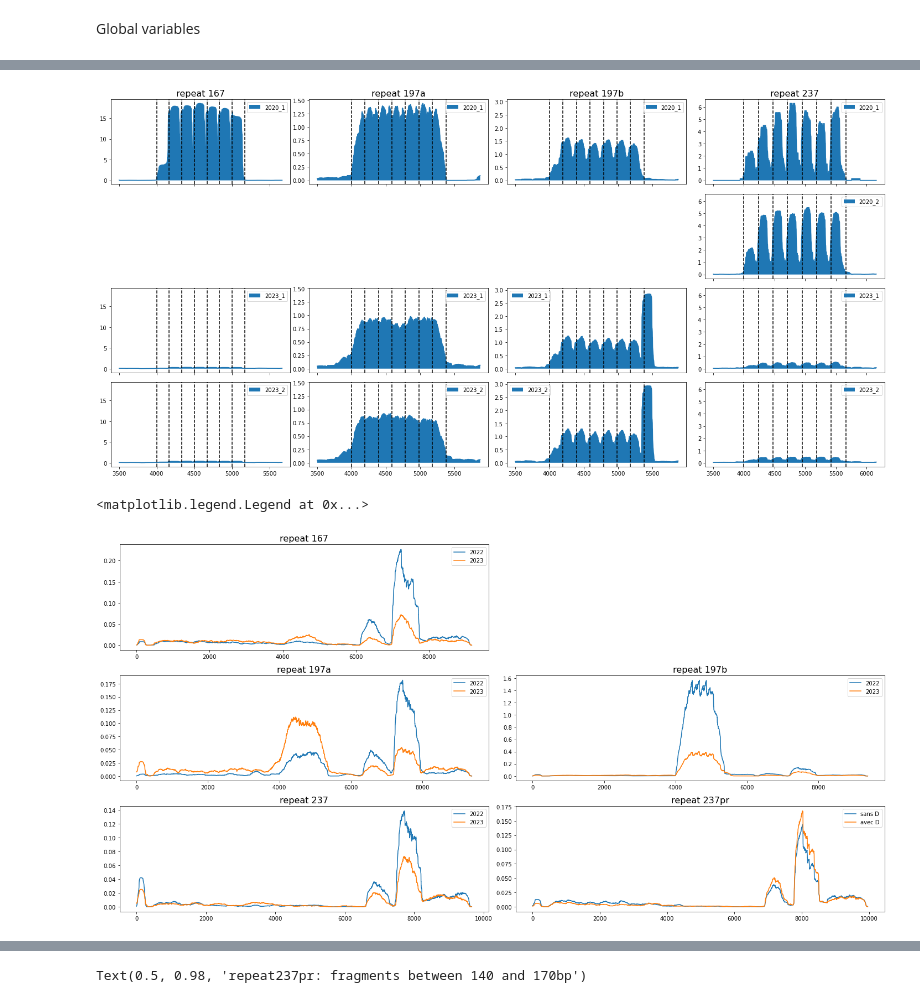
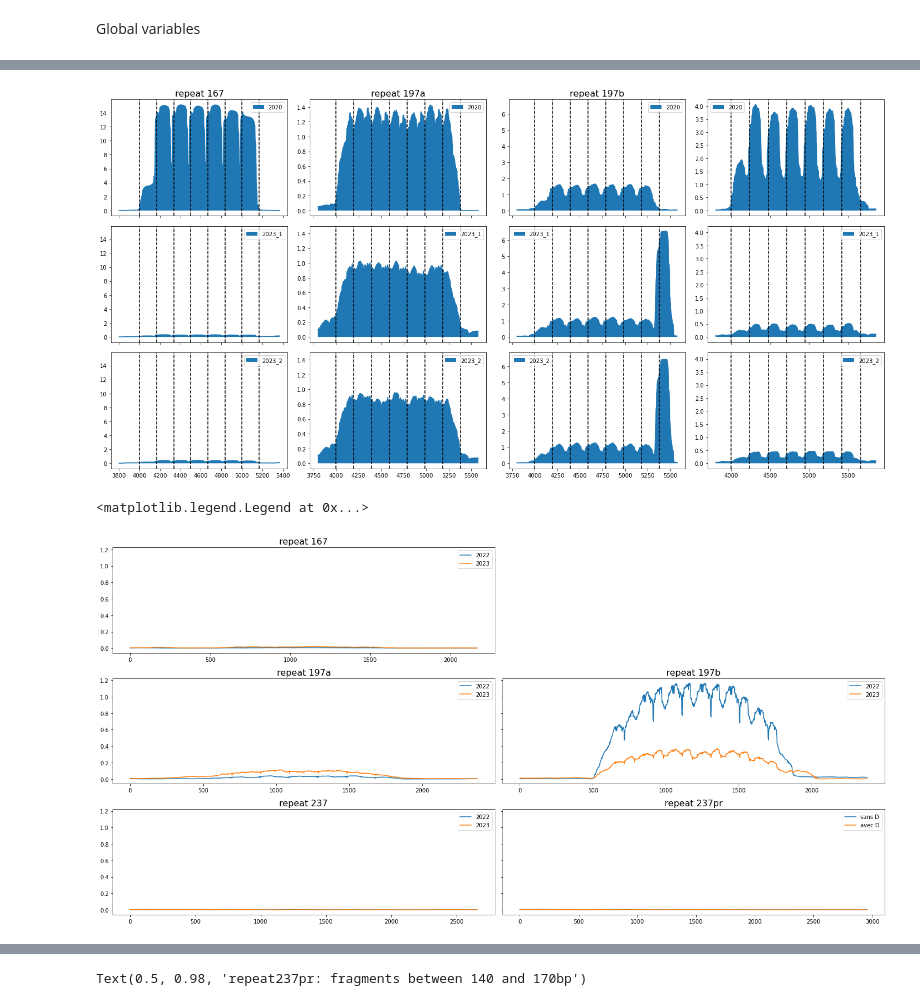
Before and after one commit to Alexwestbrook/mnhn-internship_DeepCNN_ChIP-seq, a Jupyter notebook: JB_alignment_analysis.ipynb, the cells around one changed output, grey strips where cells are left out. Drawn from its saved outputs; the diff is of its cells as text; code cells hidden in the pictures.

```diff
--- a/JB_alignment_analysis.ipynb
+++ b/JB_alignment_analysis.ipynb
@@ -178,12 +185,14 @@ for filename, total in TOTALS.items():
     else:
         prefix, repl, suffix = grps
         prefix = prefix + '_' + repl
-    if suffix == '_paired':
-        suffix = 'v1'
-    elif suffix == '_101bp_max250':
-        suffix = 'v2'
+    if suffix == '_trimfiltered_max250_140-160':
+        suffix = 'v3_140-160'
+    elif suffix == '_trimfiltered_reads_for':
+        suffix = 'v3_for'
+    elif suffix == '_trimfiltered_reads_rev':
+        suffix = 'v3_rev'
     else:
-        suffix = 'v2_140-160'
+        suffix = 'v3'
     cov_dict[dirname][prefix][suffix] = int(total)
 cov_dict
 # %% [output]
@@ -207,13 +216,17 @@ defaultdict(<function __main__.<lambda>()>,
 # %%
-fig, axes = plt.subplots(3, 8, figsize=(20, 10), facecolor='w', layout='tight', sharey=True, sharex=True)
+# fig, axes = plt.subplots(3, 8, figsize=(20, 10), facecolor='w', layout='tight', sharey=True, sharex=True)
+fig, axes = plt.subplots(2, 6, figsize=(20, 7), facecolor='w', layout='tight', sharey=True, sharex=True)
 for i, dirname in enumerate(cov_dict.keys()):
-    if i >= 3:
-        break
+    # if i >= 3:
+    #     break
+    if not i >= 3:
+        continue
+    i -= 3
     axes[i, 0].set_ylabel(dirname)
     for j, (f_key, f_cov_dict) in enumerate(cov_dict[dirname].items()):
         axes[i, j].bar(list(f_cov_dict.keys()), list(f_cov_dict.values()))
         axes[i, j].set_title(f_key)
-    while j < 7:
+    while j < axes.shape[1] - 1:
         j += 1
         axes[i, j].set_axis_off()
 # %% [output]
@@ -223,7 +236,7 @@ fig, axes = plt.subplots(2, 3, figsize=(16, 7), facecolor='w', layout='tight', s
 fig.suptitle('Coverage of each library')
 for ax, dirname in zip(axes.flatten(), cov_dict.keys()):
     ax.set_title(dirname)
-    ax.bar(cov_dict[dirname].keys(), [d['v1'] for d in cov_dict[dirname].values()])
+    ax.bar(cov_dict[dirname].keys(), [d['v3'] for d in cov_dict[dirname].values()])
     ax.set_xlim((-1, 8))
     for tick in ax.get_xticklabels():
         tick.set_rotation(45)
@@ -280,40 +293,40 @@ axes[2, 1].legend()
 # %%
-start = 3500
+start = 3800
 rstart = 4000
-signals = np.array([[mnase2020_167_v3,   mnase2020_197a_v3,      mnase2020_197b_v3,      mnase2020_237_1_v3],
-                    [None,               None,                   None,                   mnase2020_237_2_v3],
-                    [mnase2023_167_1_v3, mnase2023_197a_1_v3,    mnase2023_197b_2_v3,    mnase2023_237_1_v3],
-                    [mnase2023_167_2_v3, mnase2023_197a_2_v3,    mnase2023_197b_1_v3,    mnase2023_237_2_v3]])
-labels = ['2020_1', '2020_2', '2023_1', '2023_2']
+signals = np.array([[mnase2020_167_win,   mnase2020_197a_win,      mnase2020_197b_win,      mnase2020_237_2_win],
+                    [mnase2023_167_1_win, mnase2023_197a_1_win,    mnase2023_197b_2_win,    mnase2023_237_1_win],
+                    [mnase2023_167_2_win, mnase2023_197a_2_win,    mnase2023_197b_1_win,    mnase2023_237_2_win]])
+labels = ['2020', '2023_1', '2023_2']
 repeats = ['167', '197a', '197b', '237']
-fig, axes = plt.subplots(4, 4, figsize=(20, 10), facecolor='w', layout='tight', sharex='col', sharey='col')
+fig, axes = plt.subplots(3, 4, figsize=(20, 10), facecolor='w', layout='tight', sharex='col', sharey='col')
 
-for i in range(4):
-    axes[0, i].set_title(f'repeat {repeats[i]}', fontsize=16)
+for j in range(3):
+    axes[0, j].set_title(f'repeat {repeats[j]}', fontsize=16)
+for i in range(3):
     for j in range(4):
         ax = axes[i, j]
         signal = signals[i, j]
         label = labels[i]
         rid = repeats[j]
         rlen = int(rid[:3])
         stop = rstart + rlen * 7 + (4000-start)
         if signal is not None:
             ax.plot(np.arange(start, stop), signal[f'{rid}_7_4kbrf'][start:stop])
             ax.fill_between(np.arange(start, stop), signal[f'{rid}_7_4kbrf'][start:stop], label=label)
             # ax.plot(np.arange(rstart, rstop), signal[f'{rid}_7_4kbrf'][rstart:rstop])
             # ax.fill_between(np.arange(rstart, rstop), signal[f'{rid}_7_4kbrf'][rstart:rstop], label='repeat', color=colors[1])
             for reps in range(0, 8):
                 ax.axvline(rstart + reps*rlen, color='k', linestyle='--')
             ax.legend()
         else:
             ax.set_axis_off()
 # %% [output]
-[figure, old version]
+[figure, new version]
 # %%
-start = 0
-stop = 12_000
+start = 3500
+stop = -3500
 
-fig, axes = plt.subplots(3, 2, figsize=(20, 10), facecolor='w', layout='tight')
+fig, axes = plt.subplots(3, 2, figsize=(20, 10), facecolor='w', layout='tight', sharey=True)
 col_idx = 0
 
 axes[0, 0].set_title('repeat 167', fontsize=16)
@@ -344,4 +357,4 @@ axes[2, 1].plot(rna2022_237D['237pr_7_4kbrf'][start:stop], label='avec D')
 axes[2, 1].legend()
 # %% [output]
 <matplotlib.legend.Legend at 0x...>
-[figure, old version]
+[figure, new version]
```
Also changed, not shown: parts of 11 cells of this notebook, 1 other file.
